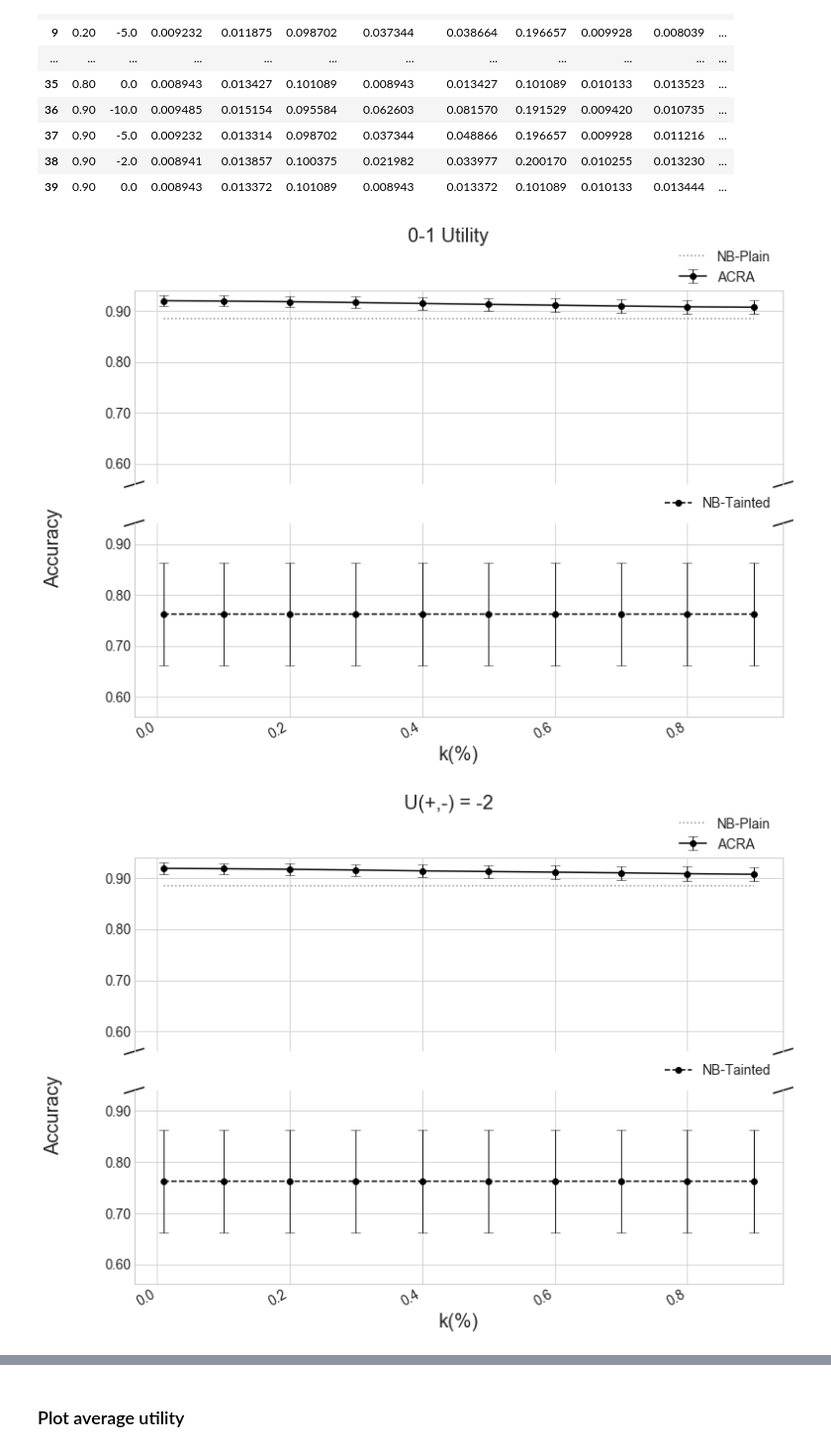
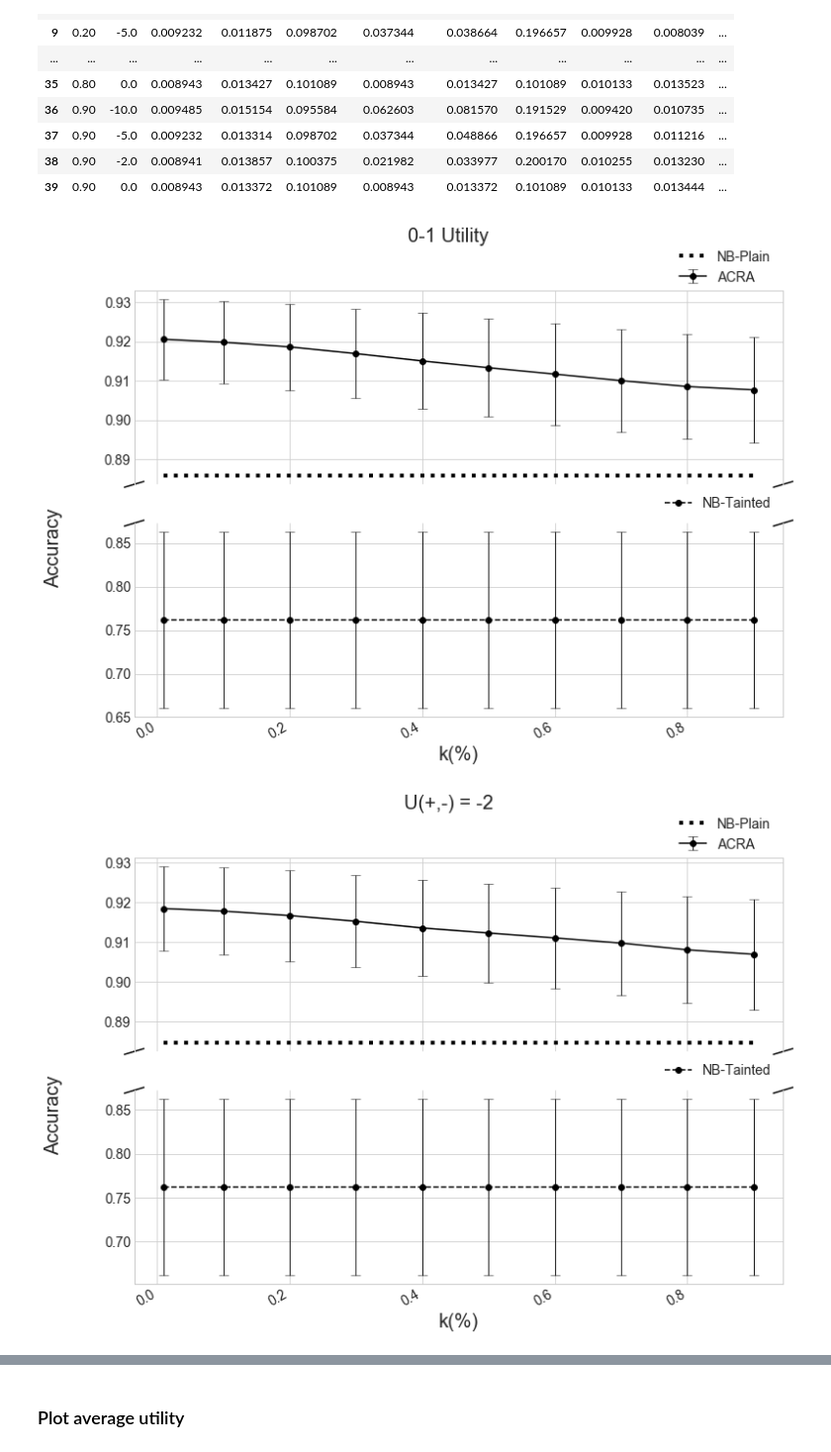
Before and after one commit to roinaveiro/ACRA_spam_experiment, a Jupyter notebook: experimentSec3.4/Analysis_huge.ipynb, the cells around one changed output, grey strips where cells are left out. Shown: that part at 99% size. Cells and saved outputs as stored; diff of their text form; code cells hidden in the pictures.

```diff
--- a/experimentSec3.4/Analysis_huge.ipynb
+++ b/experimentSec3.4/Analysis_huge.ipynb
@@ -217,14 +217,14 @@ def scatterPlotTesting(x,y1,y2,y3,y1dev, y3dev, l, xl, yl, t,name):
     ax2.yaxis.set_major_formatter(FormatStrFormatter('%.2f'))
     sns.set_style("whitegrid")
     # plot the same data on both axes
-    ax.plot(x, y2, color = sns.xkcd_rgb["grey"], linestyle=':')
+    ax.plot(x, y2, color = sns.xkcd_rgb["black"], linestyle=':', linewidth=4.0)
     ax.errorbar(x, y1, yerr=y1dev ,ecolor='black', color = sns.xkcd_rgb["black"], fmt = 'o',  linestyle='-',elinewidth=0.9,capsize=5,capthick=0.5)
     ax2.errorbar(x, y3, yerr=y3dev ,ecolor='black', color = sns.xkcd_rgb["black"], fmt = 'o', linestyle='--',elinewidth=0.9,capsize=5,capthick=0.5)
 
     # Pseudoscale y axis (comment this part for not applying pseudoscale)
-    ax.axis(ymin=min(y3-(y3dev*2)),ymax=max(y1+(y1dev*2))) # Testing
+    #ax.axis(ymin=min(y3-(y3dev*2)),ymax=max(y1+(y1dev*2))) # Testing
     #print("y1: ", y1, "y1min: ", min(y1dev), "y1max: ", max(y1dev))
-    ax2.axis(ymin=min(y3-(y3dev*2)),ymax=max(y1+(y1dev*2))) # Testing
+    #ax2.axis(ymin=min(y3-(y3dev*2)),ymax=max(y1+(y1dev*2))) # Testing
     #print("y3: ", y3, "y3min: ", min(y3dev), "y3max: ", max(y3dev))
 
     # Create the legend box
@@ -480,31 +480,31 @@ deviations
 # %%
 ut0 = means[means.Ut01 == 0.0]
 ut0_dev = deviations[deviations.Ut01 == 0.0]
 p = scatterPlotTesting(ut0["var"],ut0["ACRA_Acc"], ut0["NBC_Acc"], ut0["NB_Acc"],\
                 ut0_dev['ACRA_Acc'], ut0_dev["NB_Acc"], ["ACRA", "NB-Plain", "NB-Tainted"], "k(%)", "Accuracy",\
-               "0-1 Utility", "plots/prb/ign_accUt0.eps")
+               "0-1 Utility", "plots/PlotsNotScaleV3/ign_accUt0.eps")
 p.show()
 #########################################################################################
 ut2 = means[means.Ut01 == -2.0]
 ut2_dev = deviations[deviations.Ut01 == -2.0]
 q = scatterPlotTesting(ut2["var"],ut2["ACRA_Acc"],ut2["NBC_Acc"],ut2["NB_Acc"],\
                 ut2_dev['ACRA_Acc'], ut2_dev["NB_Acc"],["ACRA", "NB-Plain", "NB-Tainted"], "k(%)", "Accuracy",\
-               "U(+,-) = -2","plots/prb/ign_accUt1.eps")
+               "U(+,-) = -2","plots/PlotsNotScaleV3/ign_accUt1.eps")
 q.show()
 #########################################################################################
 ut5 = means[means.Ut01 == -5.0]
 ut5_dev = deviations[deviations.Ut01 == -5.0]
 r = scatterPlotTesting(ut5["var"],ut5["ACRA_Acc"],ut5["NBC_Acc"],ut5["NB_Acc"],\
                 ut5_dev['ACRA_Acc'], ut5_dev["NB_Acc"],["ACRA", "NB-Plain", "NB-Tainted"], "k(%)", "Accuracy",\
-               "U(+,-) = -5", "plots/prb/ign_accUt5.eps")
+               "U(+,-) = -5", "plots/PlotsNotScaleV3/ign_accUt5.eps")
 r.show()
 #########################################################################################
 ut10 = means[means.Ut01 == -10.0]
 ut10_dev = deviations[deviations.Ut01 == -10.0]
 s = scatterPlotTesting(ut10["var"],ut10["ACRA_Acc"],ut10["NBC_Acc"],ut10["NB_Acc"],\
                 ut10_dev['ACRA_Acc'], ut10_dev["NB_Acc"],["ACRA", "NB-Plain", "NB-Tainted"], "k(%)", "Accuracy",\
-               "U(+,-) = -10", "plots/prb/ign_accUt10.eps")
+               "U(+,-) = -10", "plots/PlotsNotScaleV3/ign_accUt10.eps")
 s.show()
 # %% [output]
-[figure, old version]
+[figure, new version]
-[figure, old version]
+[figure, new version]
```
Also changed, not shown: parts of 9 cells of this notebook.
